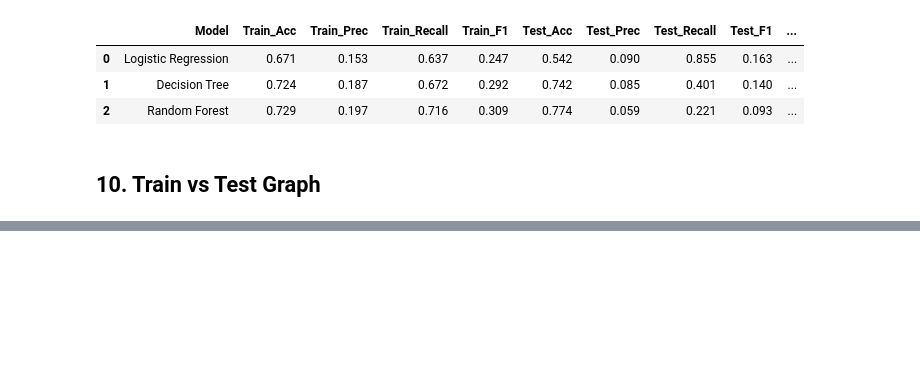
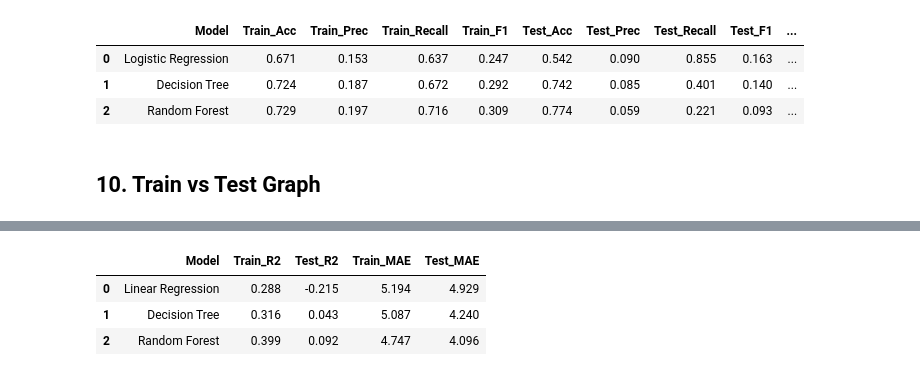
Before and after one commit to paramcgwala-crypto/param_pythonand_ml_turtle_graphic_proper_notation, a Jupyter notebook: basic_Tradition_programing_python/Ml_new_Project_omly_for_prctice/olist_project_folder/olist_cutomers_dataset.ipynb, the cells around one changed output, grey strips where cells are left out. Cells and saved outputs as stored; diff of their text form; code cells hidden in the pictures; blank space fills up the shorter version.

```diff
--- a/basic_Tradition_programing_python/Ml_new_Project_omly_for_prctice/olist_project_folder/olist_cutomers_dataset.ipynb
+++ b/basic_Tradition_programing_python/Ml_new_Project_omly_for_prctice/olist_project_folder/olist_cutomers_dataset.ipynb
@@ -306,0 +313,24 @@ plt.show()
+# %%
+lin_reg = LinearRegression()                                                                           # simple model, seedhi line se din predict karta hai
+tree_reg = DecisionTreeRegressor(max_depth=6, min_samples_leaf=50, random_state=42)                    # decision tree, depth limit se overfitting kam
+rf_reg = RandomForestRegressor(n_estimators=100, max_depth=10, min_samples_leaf=20, random_state=42, n_jobs=-1)   # 100 trees ka jungle, n_jobs=-1 = saare CPU use karo
+
+reg_models = {"Linear Regression": lin_reg, "Decision Tree": tree_reg, "Random Forest": rf_reg}       # teeno models ek jagah (naam: model)
+
+rows = []                                                  # har model ka score yahan jama hoga
+for name, model in reg_models.items():                     # ek-ek model uthao
+    model.fit(X_train_s, yr_train)                         # model ko train data pe sikhao (target = delivery_days)
+    train_pred = model.predict(X_train_s)                  # train data pe din predict karo
+    test_pred = model.predict(X_test_s)                    # test data pe din predict karo (naya data)
+
+    rows.append([name,                                                                           # model ka naam
+                 r2_score(yr_train, train_pred), r2_score(yr_test, test_pred),                   # R2 score: train aur test
+                 mean_absolute_error(yr_train, train_pred), mean_absolute_error(yr_test, test_pred)])   # MAE (din me galti): train aur test
+
+reg_results = pd.DataFrame(rows, columns=["Model", "Train_R2", "Test_R2", "Train_MAE", "Test_MAE"]).round(3)   # scores ki table, 3 decimal tak
+reg_results                                                                                          # table dikhao
+# %% [output]
+|  | Model | Train_R2 | Test_R2 | Train_MAE | Test_MAE |
+| 0 | Linear Regression | 0.288 | -0.215 | 5.194 | 4.929 |
+| 1 | Decision Tree | 0.316 | 0.043 | 5.087 | 4.240 |
+| 2 | Random Forest | 0.399 | 0.092 | 4.747 | 4.096 |
```
Also changed, not shown: parts of 4 cells of this notebook.
